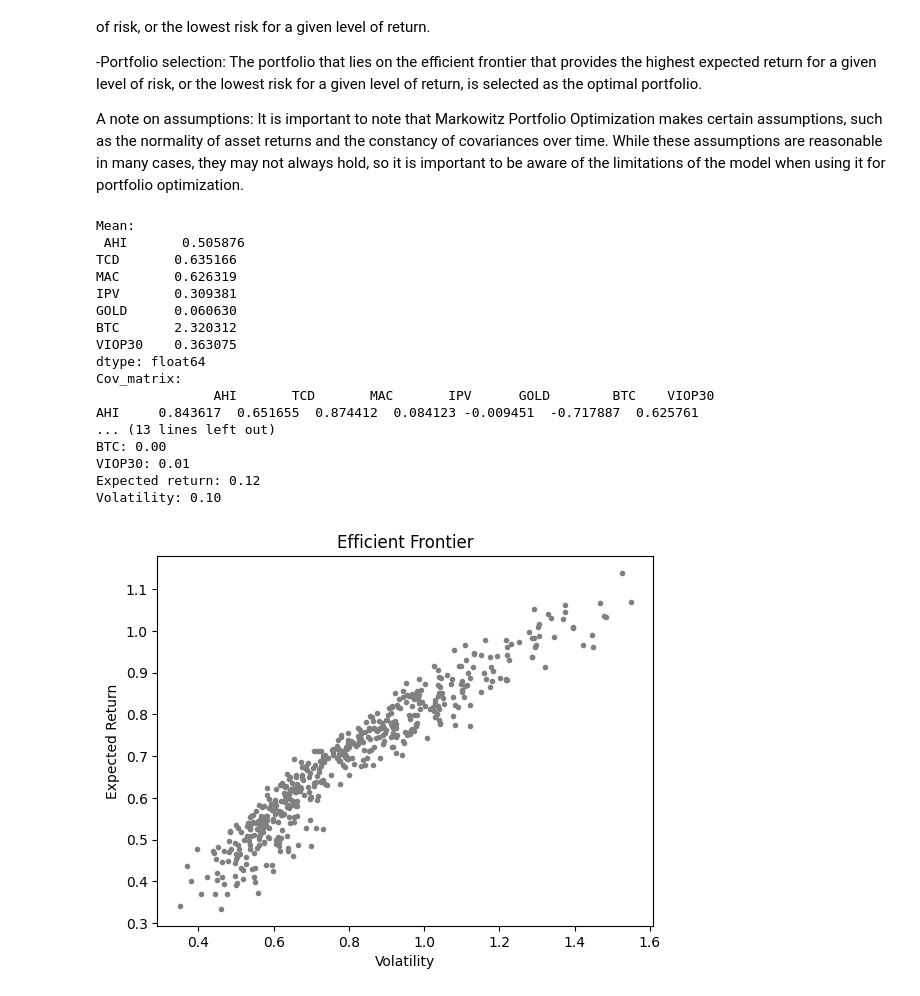
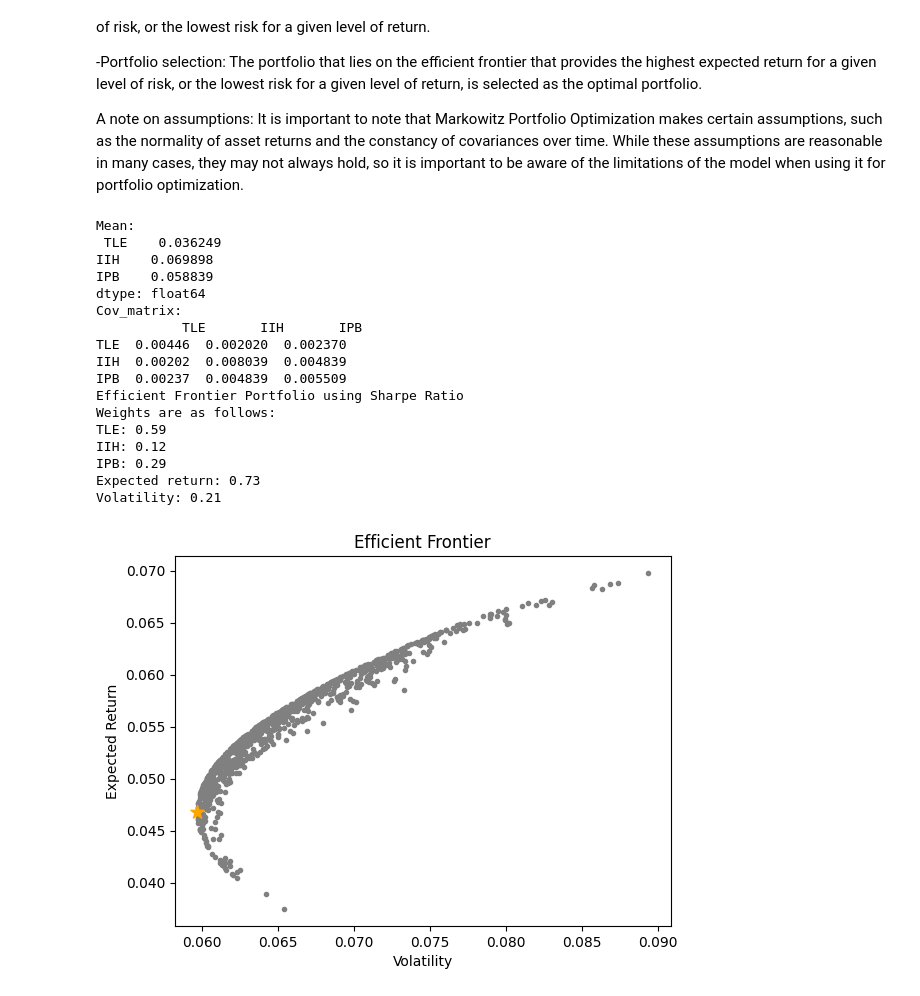
Before and after one commit to ergodique/Portfolio, a Jupyter notebook: Portfolio Optimisation/Portfolio Optimization.ipynb, the cells around one changed output. Saved outputs shown, nothing was run; the diff lists cells and outputs as text; code cells hidden in the pictures.

Commit message:
Optimization section was adjusted according to sharpe and sortino ratio (it was minimum variance previously) Also data was updated from annual to monthly returns

```diff
--- a/Portfolio Optimisation/Portfolio Optimization.ipynb
+++ b/Portfolio Optimisation/Portfolio Optimization.ipynb
@@ -35,12 +35,13 @@ A note on assumptions: It is important to note that Markowitz Portfolio Optimiza
 # %%
 import numpy as np
 import pandas as pd
+import math
 import matplotlib.pyplot as plt
 from scipy.optimize import minimize
 
 # Load the data into a pandas DataFrame
 
-df = pd.read_excel('annual_returns.xlsx', sheet_name='Sheet1',index_col=0)
+df = pd.read_excel('annual_returns.xlsx', sheet_name='Sheet2',index_col=0)
 # df = pd.read_excel("annual_returns.xlsx")
 numeric_cols = df.select_dtypes(include=['float64', 'int64'])
 df[numeric_cols.columns] = numeric_cols / 100
@@ -87,48 +88,51 @@ print("Efficient Frontier Portfolio using Sharpe Ratio")
 print('Weights are as follows:')
 # print(weights_dict)
 for asset, weight in weights_dict.items():
     print(f"{asset}: {weight:.2f}")
 
 # Calculate returns and volatility of efficient portfolio
 portfolio_return = np.dot(weights.T, mean_returns)
+portfolio_return_annual = (1 + portfolio_return)**12 - 1
 portfolio_volatility = np.sqrt(np.dot(weights.T, np.dot(cov_matrix, weights)))
+portfolio_volatility_annual = portfolio_volatility * math.sqrt(12)
 
 # Print results
 # print(f'Weights: {weights}')
-print(f'Expected return: {portfolio_return:.2f}')
-print(f'Volatility: {portfolio_volatility:.2f}')
+print(f'Expected return: {portfolio_return_annual:.2f}')
+print(f'Volatility: {portfolio_volatility_annual:.2f}')
 
 # Plot efficient frontier
 portfolio_returns = []
 portfolio_volatilities = []
-for i in range(500):
+for i in range(1000):
     weights = np.random.rand(num_assets)
     weights /= np.sum(weights)
     portfolio_returns.append(np.dot(weights.T, mean_returns))
     portfolio_volatilities.append(np.sqrt(np.dot(weights.T, np.dot(cov_matrix, weights))))
 portfolio_returns = np.array(portfolio_returns)
 portfolio_volatilities = np.array(portfolio_volatilities)
 plt.scatter(portfolio_volatilities, portfolio_returns, marker='.', color='gray')
+plt.scatter(portfolio_volatility, portfolio_return, color='orange', marker='*', s=100, label='Optimal Portfolio')
 plt.title('Efficient Frontier')
 plt.xlabel('Volatility')
 plt.ylabel('Expected Return')
 plt.show()
 # %% [output]
 Mean:
- AHI       0.505876
-TCD       0.635166
-MAC       0.626319
-IPV       0.309381
-GOLD      0.060630
-BTC       2.320312
-VIOP30    0.363075
+ TLE    0.036249
+IIH    0.069898
+IPB    0.058839
 dtype: float64
 Cov_matrix:
-               AHI       TCD       MAC       IPV      GOLD        BTC    VIOP30
-AHI     0.843617  0.651655  0.874412  0.084123 -0.009451  -0.717887  0.625761
-... (13 lines left out)
-BTC: 0.00
-VIOP30: 0.01
-Expected return: 0.12
-Volatility: 0.10
+           TLE       IIH       IPB
+TLE  0.00446  0.002020  0.002370
+IIH  0.00202  0.008039  0.004839
+IPB  0.00237  0.004839  0.005509
+Efficient Frontier Portfolio using Sharpe Ratio
+Weights are as follows:
+TLE: 0.59
+IIH: 0.12
+IPB: 0.29
+Expected return: 0.73
+Volatility: 0.21
-[figure, old version]
+[figure, new version]
```
Also changed, not shown: parts of 1 cell of this notebook, 1 other file.
